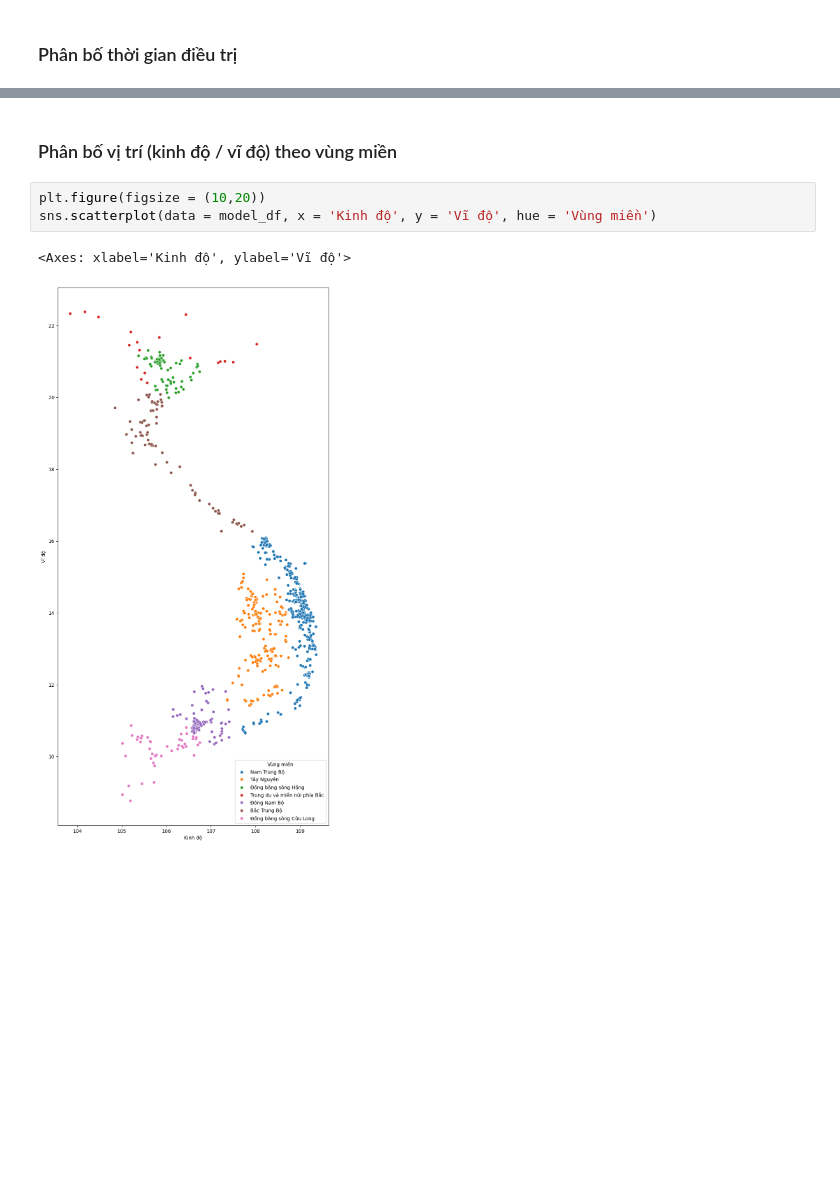
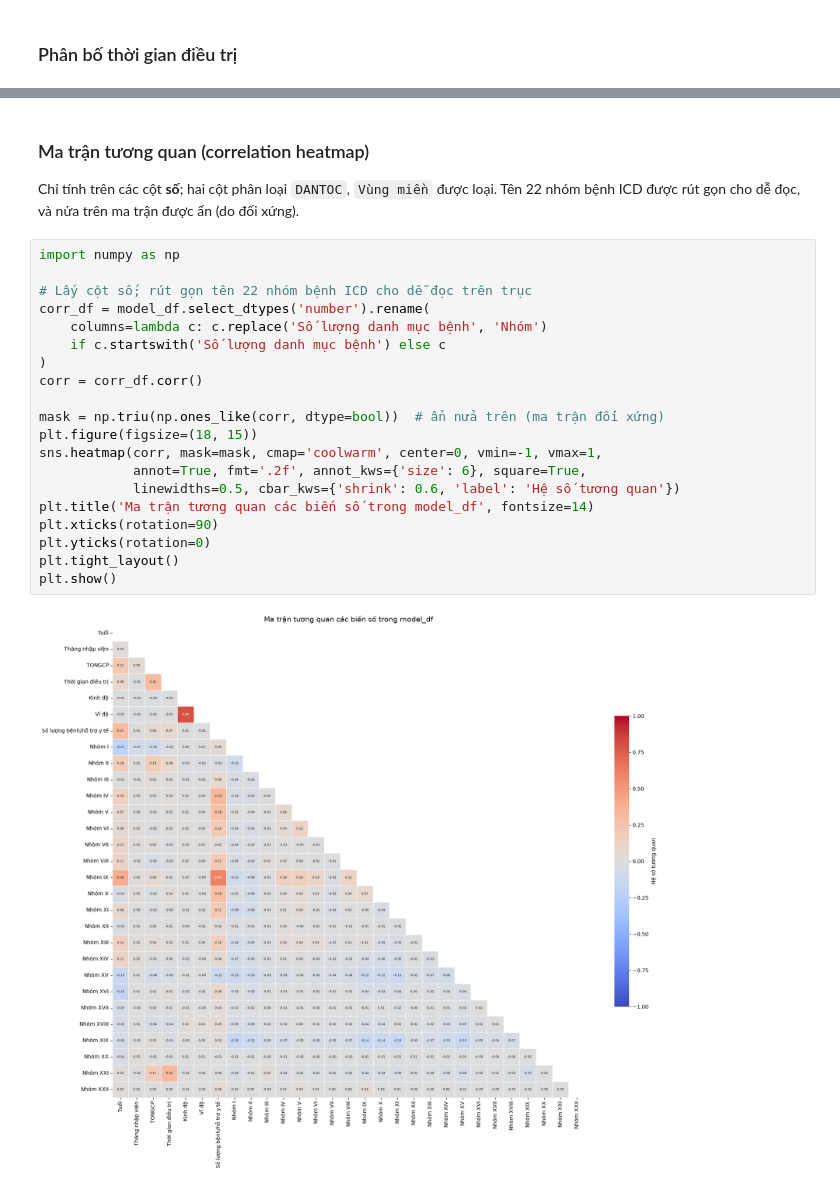
Before and after one commit to thiennguyen37-qn/Dieu-Tri-medical-data-2016, a Jupyter notebook: 03_eda.ipynb, the cells around one changed output, grey strips where cells are left out. Drawn from its saved outputs; the diff is of its cells as text; blank space fills up the shorter version.

```diff
--- a/03_eda.ipynb
+++ b/03_eda.ipynb
@@ -25,8 +53,25 @@ sns.histplot(data = model_df[model_df['Thời gian điều trị'] <= 100], x =
-# %% [markdown]
-### Phân bố vị trí (kinh độ / vĩ độ) theo vùng miền
-# %%
-plt.figure(figsize = (10,20))
-sns.scatterplot(data = model_df, x = 'Kinh độ', y = 'Vĩ độ', hue = 'Vùng miền')
-# %% [output]
-<Axes: xlabel='Kinh độ', ylabel='Vĩ độ'>
-[figure, removed]
+# %% [markdown]
+### Ma trận tương quan (correlation heatmap)
+Chỉ tính trên các cột **số**; hai cột phân loại `DANTOC`, `Vùng miền` được loại. Tên 22 nhóm bệnh ICD được rút gọn cho dễ đọc, và nửa trên ma trận được ẩn (do đối xứng).
+# %%
+import numpy as np
+
+# Lấy cột số; rút gọn tên 22 nhóm bệnh ICD cho dễ đọc trên trục
+corr_df = model_df.select_dtypes('number').rename(
+    columns=lambda c: c.replace('Số lượng danh mục bệnh', 'Nhóm')
+    if c.startswith('Số lượng danh mục bệnh') else c
+)
+corr = corr_df.corr()
+
+mask = np.triu(np.ones_like(corr, dtype=bool))  # ẩn nửa trên (ma trận đối xứng)
+plt.figure(figsize=(18, 15))
+sns.heatmap(corr, mask=mask, cmap='coolwarm', center=0, vmin=-1, vmax=1,
+            annot=True, fmt='.2f', annot_kws={'size': 6}, square=True,
+            linewidths=0.5, cbar_kws={'shrink': 0.6, 'label': 'Hệ số tương quan'})
+plt.title('Ma trận tương quan các biến số trong model_df', fontsize=14)
+plt.xticks(rotation=90)
+plt.yticks(rotation=0)
+plt.tight_layout()
+plt.show()
+# %% [output]
+[figure, added]
```
Also changed, not shown: parts of 16 cells of this notebook, 2 other files.
